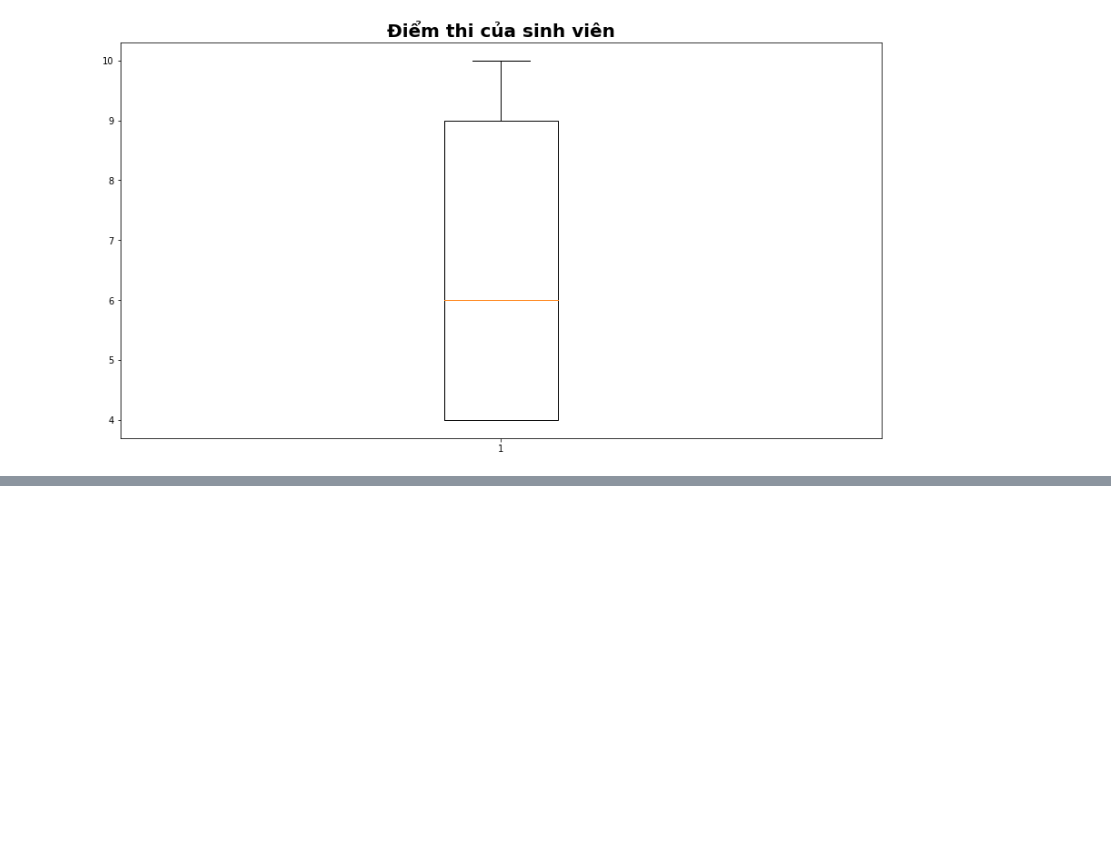
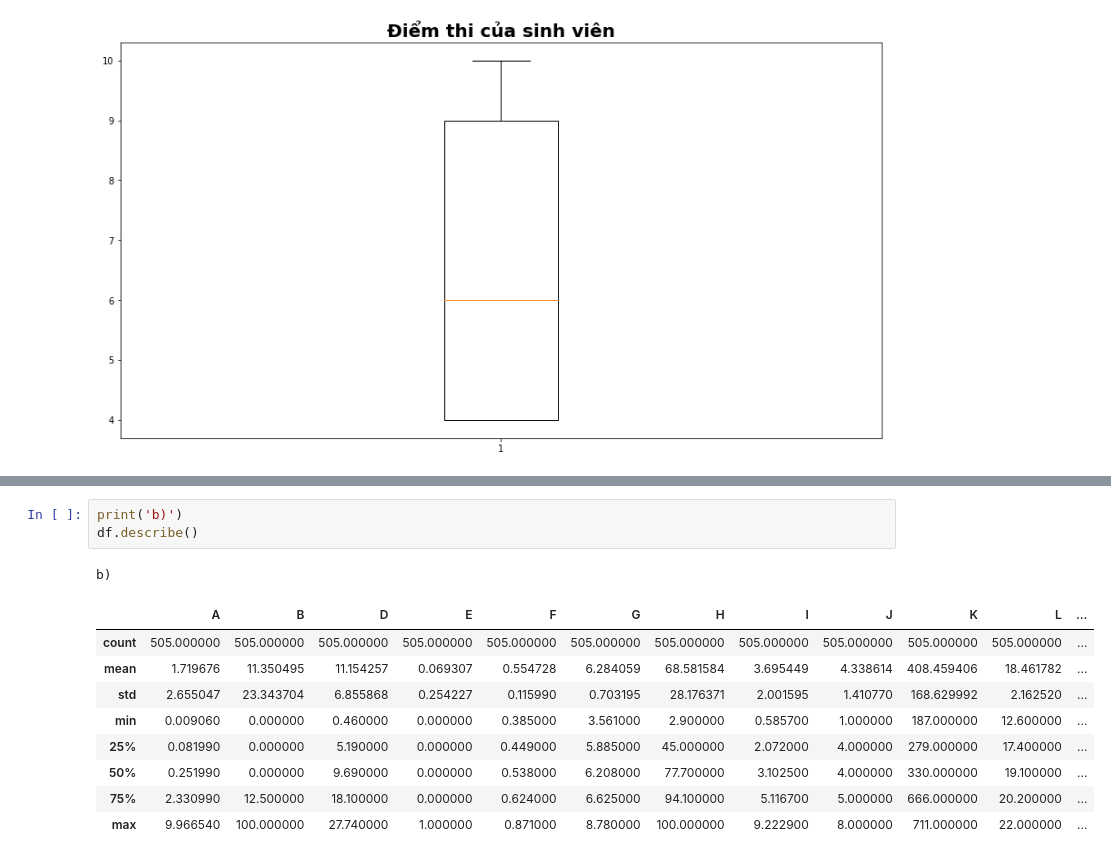
Before and after one commit to Do-Khai/BaiTap, a Jupyter notebook: DoKhai.ipynb, the cells around one changed output, grey strips where cells are left out. Saved outputs shown, nothing was run; the diff lists cells and outputs as text; blank space fills up the shorter version.

```diff
--- a/DoKhai.ipynb
+++ b/DoKhai.ipynb
@@ -751,0 +787,14 @@ plt.show()
+# %%
+print('b)')
+df.describe()
+# %% [output]
+b)
+|  | A | B | D | E | F | G | H | I | J | K | L | ... |
+| count | 505.000000 | 505.000000 | 505.000000 | 505.000000 | 505.000000 | 505.000000 | 505.000000 | 505.000000 | 505.000000 | 505.000000 | 505.000000 | ... |
+| mean | 1.719676 | 11.350495 | 11.154257 | 0.069307 | 0.554728 | 6.284059 | 68.581584 | 3.695449 | 4.338614 | 408.459406 | 18.461782 | ... |
+| std | 2.655047 | 23.343704 | 6.855868 | 0.254227 | 0.115990 | 0.703195 | 28.176371 | 2.001595 | 1.410770 | 168.629992 | 2.162520 | ... |
+| min | 0.009060 | 0.000000 | 0.460000 | 0.000000 | 0.385000 | 3.561000 | 2.900000 | 0.585700 | 1.000000 | 187.000000 | 12.600000 | ... |
+| 25% | 0.081990 | 0.000000 | 5.190000 | 0.000000 | 0.449000 | 5.885000 | 45.000000 | 2.072000 | 4.000000 | 279.000000 | 17.400000 | ... |
+| 50% | 0.251990 | 0.000000 | 9.690000 | 0.000000 | 0.538000 | 6.208000 | 77.700000 | 3.102500 | 4.000000 | 330.000000 | 19.100000 | ... |
+| 75% | 2.330990 | 12.500000 | 18.100000 | 0.000000 | 0.624000 | 6.625000 | 94.100000 | 5.116700 | 5.000000 | 666.000000 | 20.200000 | ... |
+| max | 9.966540 | 100.000000 | 27.740000 | 1.000000 | 0.871000 | 8.780000 | 100.000000 | 9.222900 | 8.000000 | 711.000000 | 22.000000 | ... |
```
Also changed, not shown: parts of 8 cells of this notebook.
